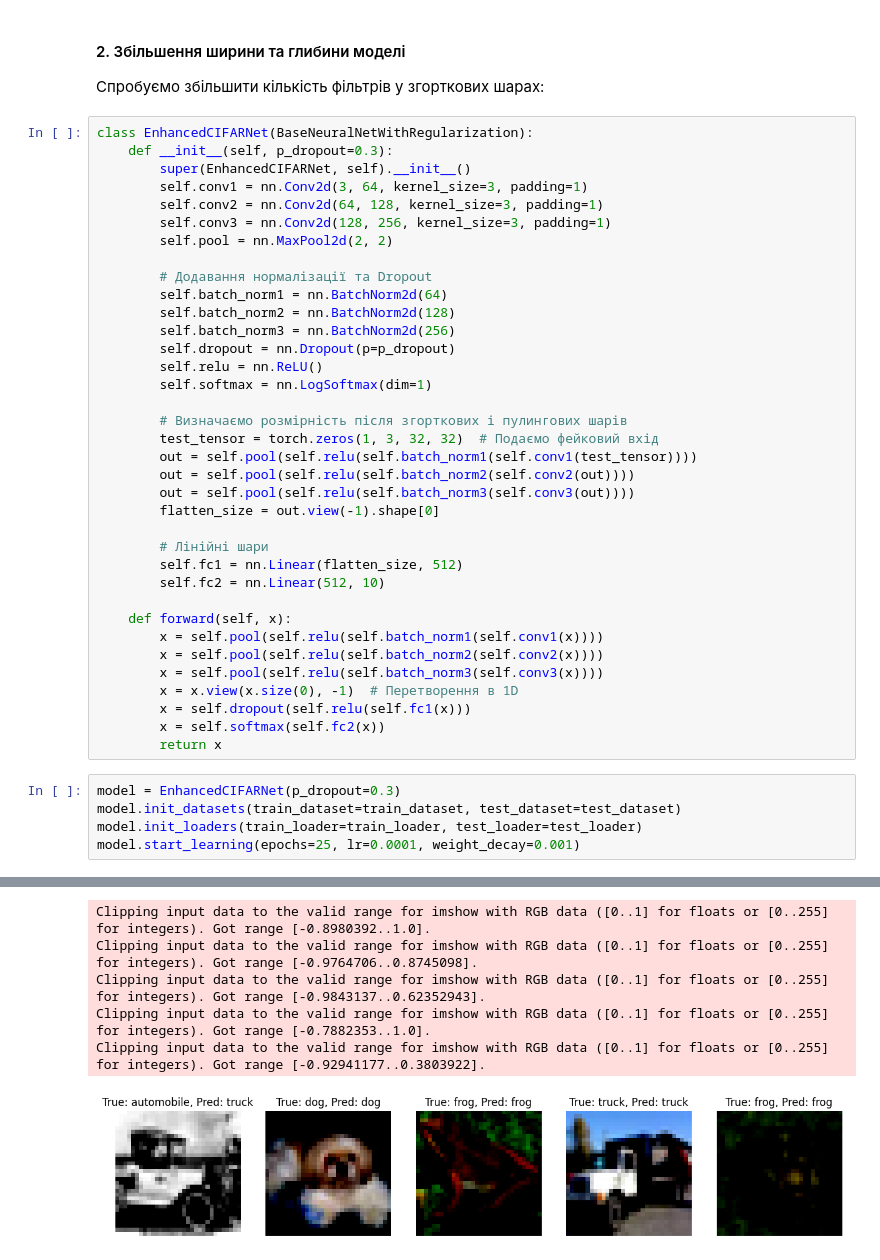
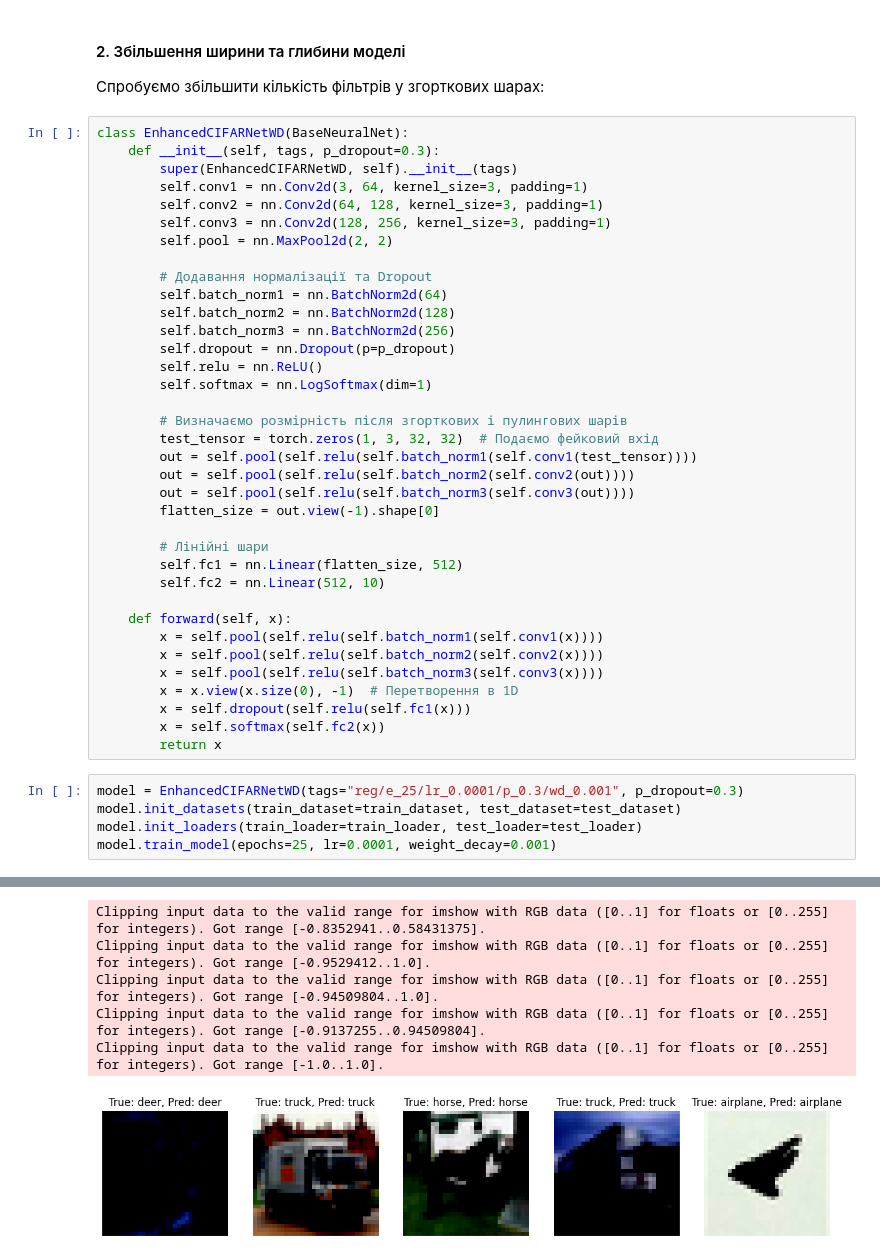
Before and after one commit to yuri-val/rd-colaboratory, a Jupyter notebook: notebooks/lesson_03/regularization.ipynb, the cells around one changed output, grey strips where cells are left out. Cells and saved outputs as stored; diff of their text form.

```diff
--- a/notebooks/lesson_03/regularization.ipynb
+++ b/notebooks/lesson_03/regularization.ipynb
@@ -540,9 +621,9 @@ Clipping input data to the valid range for imshow with RGB data ([0..1] for floa
 #### 2. Збільшення ширини та глибини моделі
 Спробуємо збільшити кількість фільтрів у згорткових шарах:
 # %%
-class EnhancedCIFARNet(BaseNeuralNetWithRegularization):
-    def __init__(self, p_dropout=0.3):
-        super(EnhancedCIFARNet, self).__init__()
+class EnhancedCIFARNetWD(BaseNeuralNet):
+    def __init__(self, tags, p_dropout=0.3):
+        super(EnhancedCIFARNetWD, self).__init__(tags)
         self.conv1 = nn.Conv2d(3, 64, kernel_size=3, padding=1)
         self.conv2 = nn.Conv2d(64, 128, kernel_size=3, padding=1)
         self.conv3 = nn.Conv2d(128, 256, kernel_size=3, padding=1)
@@ -576,8 +657,8 @@ class EnhancedCIFARNet(BaseNeuralNetWithRegularization):
         x = self.softmax(self.fc2(x))
         return x
 # %%
-model = EnhancedCIFARNet(p_dropout=0.3)
+model = EnhancedCIFARNetWD(tags="reg/e_25/lr_0.0001/p_0.3/wd_0.001", p_dropout=0.3)
 model.init_datasets(train_dataset=train_dataset, test_dataset=test_dataset)
 model.init_loaders(train_loader=train_loader, test_loader=test_loader)
-model.start_learning(epochs=25, lr=0.0001, weight_decay=0.001)
+model.train_model(epochs=25, lr=0.0001, weight_decay=0.001)
 # %% [output]
@@ -602,6 +683,6 @@ Epoch 25/25, Train Loss: 0.0648, Test Loss: 0.8520, Accuracy: 0.7856
-Clipping input data to the valid range for imshow with RGB data ([0..1] for floats or [0..255] for integers). Got range [-0.8980392..1.0].
-Clipping input data to the valid range for imshow with RGB data ([0..1] for floats or [0..255] for integers). Got range [-0.9764706..0.8745098].
-Clipping input data to the valid range for imshow with RGB data ([0..1] for floats or [0..255] for integers). Got range [-0.9843137..0.62352943].
-Clipping input data to the valid range for imshow with RGB data ([0..1] for floats or [0..255] for integers). Got range [-0.7882353..1.0].
-Clipping input data to the valid range for imshow with RGB data ([0..1] for floats or [0..255] for integers). Got range [-0.92941177..0.3803922].
+Clipping input data to the valid range for imshow with RGB data ([0..1] for floats or [0..255] for integers). Got range [-0.8352941..0.58431375].
+Clipping input data to the valid range for imshow with RGB data ([0..1] for floats or [0..255] for integers). Got range [-0.9529412..1.0].
+Clipping input data to the valid range for imshow with RGB data ([0..1] for floats or [0..255] for integers). Got range [-0.94509804..1.0].
+Clipping input data to the valid range for imshow with RGB data ([0..1] for floats or [0..255] for integers). Got range [-0.9137255..0.94509804].
+Clipping input data to the valid range for imshow with RGB data ([0..1] for floats or [0..255] for integers). Got range [-1.0..1.0].
-[figure, old version]
+[figure, new version]
```
Also changed, not shown: parts of 22 cells of this notebook, 8 other files.
